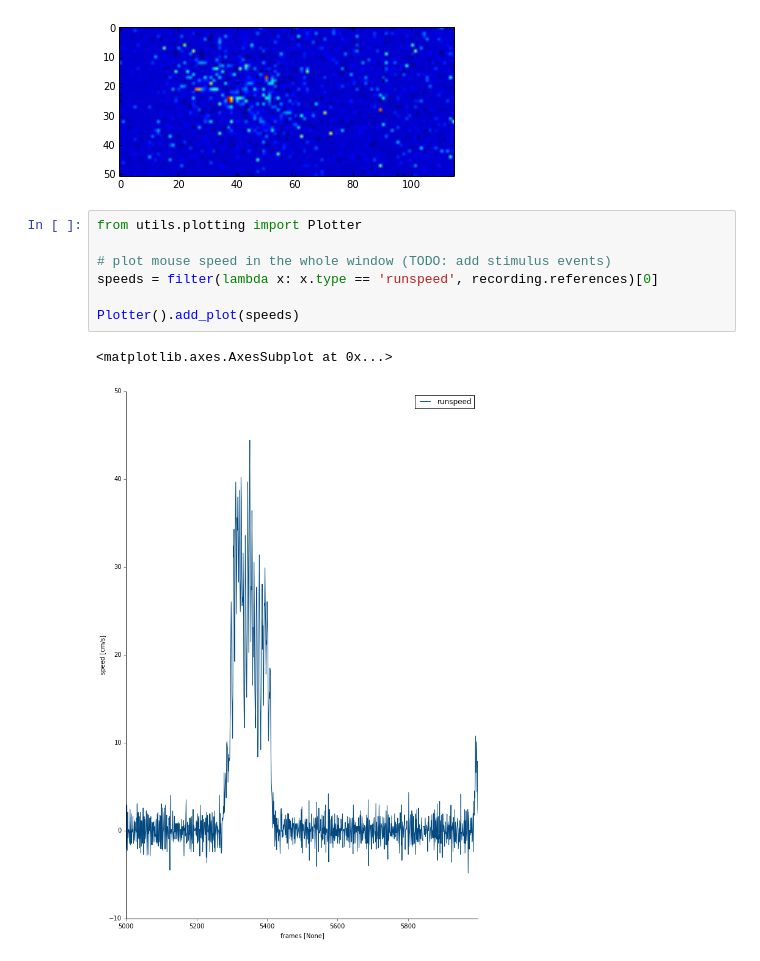
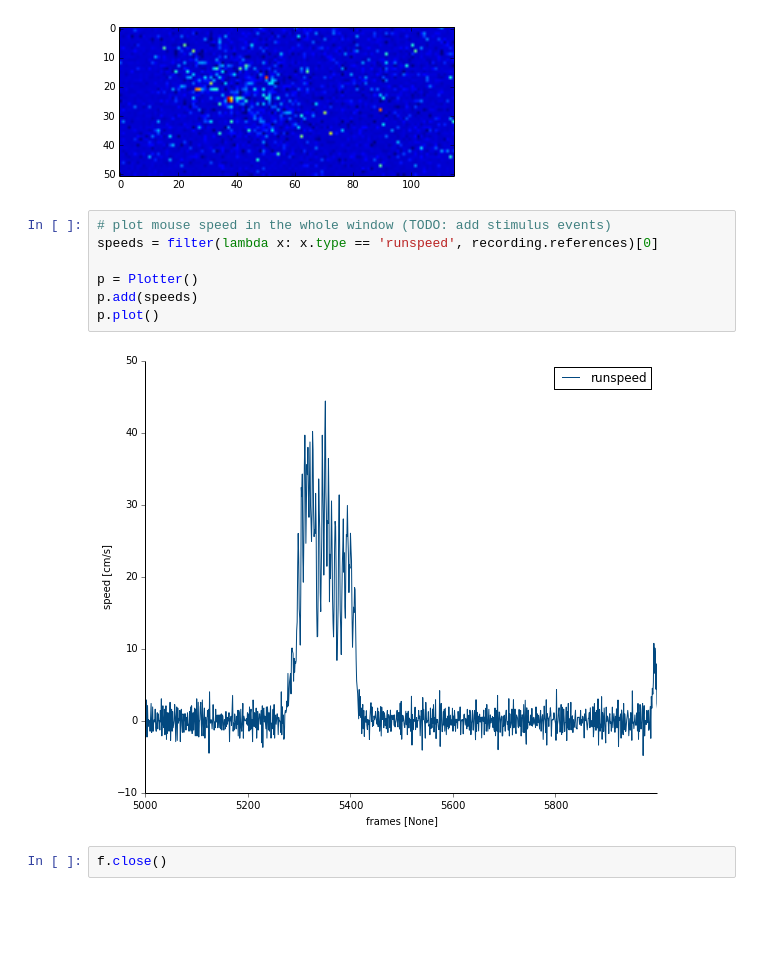
Before and after one commit to G-Node/nix-demo, a Jupyter notebook: NWB pvc-7 use-case.ipynb, the cells around one changed output. Drawn from its saved outputs; the diff is of its cells as text; blank space fills up the shorter version.

```diff
--- a/NWB pvc-7 use-case.ipynb
+++ b/NWB pvc-7 use-case.ipynb
@@ -121,12 +129,13 @@ plt.imshow(imaging.data[image_index])
 <matplotlib.image.AxesImage at 0x...>
 [figure]
 # %%
-from utils.plotting import Plotter
-
 # plot mouse speed in the whole window (TODO: add stimulus events)
 speeds = filter(lambda x: x.type == 'runspeed', recording.references)[0]
 
-Plotter().add_plot(speeds)
+p = Plotter()
+p.add(speeds)
+p.plot()
 # %% [output]
-<matplotlib.axes.AxesSubplot at 0x...>
-[figure, old version]
+[figure, new version]
+# %%
+f.close()
```
Also changed, not shown: parts of 12 cells of this notebook.
